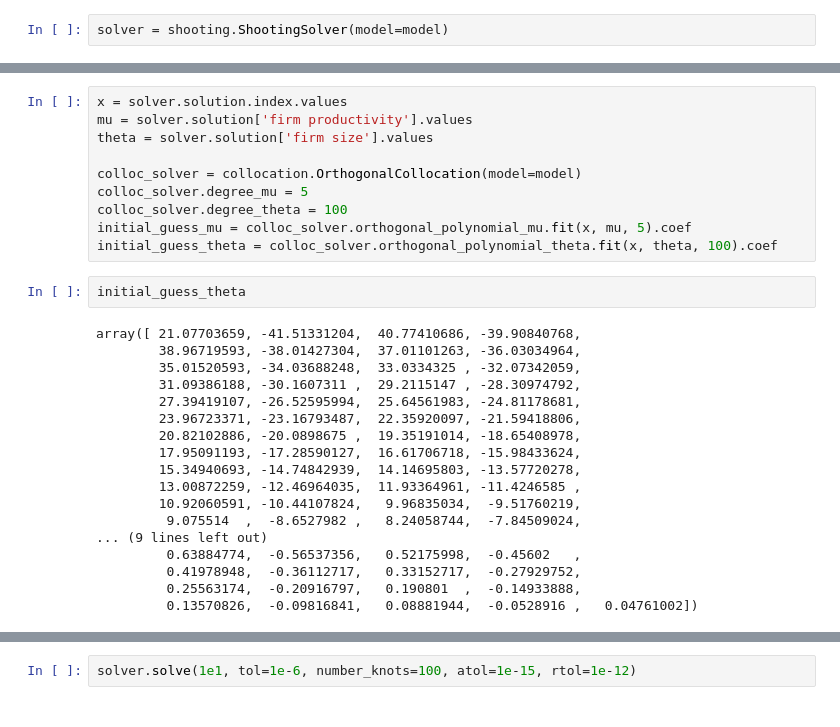
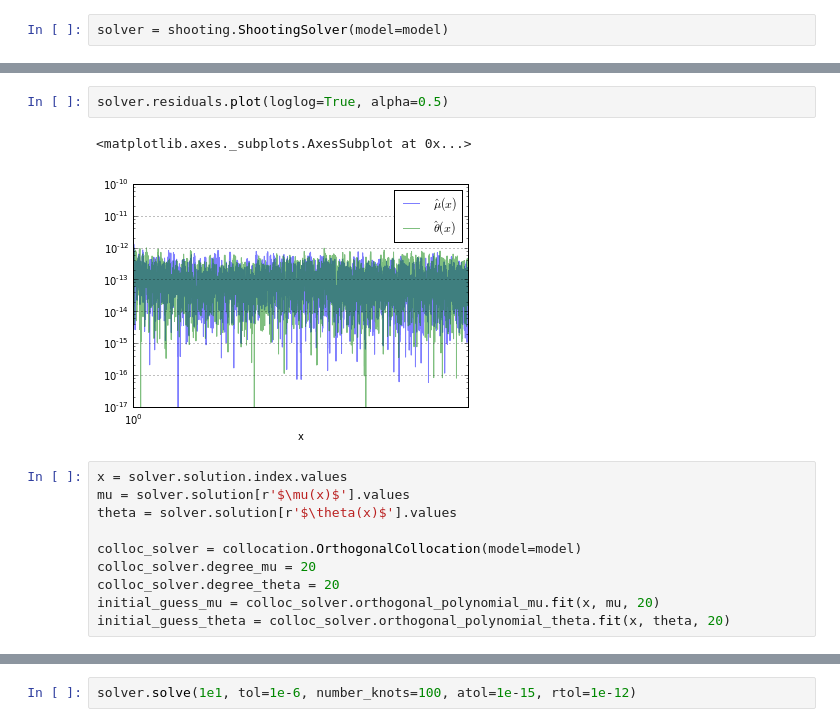
Before and after one commit to davidrpugh/assortative-matching-large-firms, a Jupyter notebook: examples-collocation.ipynb, the cells around one changed output, grey strips where cells are left out. Drawn from its saved outputs; the diff is of its cells as text.

Commit message:
Fixed the collocation solver!

```diff
--- a/examples-collocation.ipynb
+++ b/examples-collocation.ipynb
@@ -120,30 +148,15 @@ solver.solution.head()
+# %%
+solver.residuals.plot(loglog=True, alpha=0.5)
+# %% [output]
+<matplotlib.axes._subplots.AxesSubplot at 0x...>
+[figure, added]
 # %%
 x = solver.solution.index.values
-mu = solver.solution['firm productivity'].values
-theta = solver.solution['firm size'].values
+mu = solver.solution[r'$\mu(x)$'].values
+theta = solver.solution[r'$\theta(x)$'].values
 
 colloc_solver = collocation.OrthogonalCollocation(model=model)
-colloc_solver.degree_mu = 5
-colloc_solver.degree_theta = 100
-initial_guess_mu = colloc_solver.orthogonal_polynomial_mu.fit(x, mu, 5).coef
-initial_guess_theta = colloc_solver.orthogonal_polynomial_theta.fit(x, theta, 100).coef
+colloc_solver.degree_mu = 20
+colloc_solver.degree_theta = 20
+initial_guess_mu = colloc_solver.orthogonal_polynomial_mu.fit(x, mu, 20)
+initial_guess_theta = colloc_solver.orthogonal_polynomial_theta.fit(x, theta, 20)
-# %%
-initial_guess_theta
-# %% [output]
-array([ 21.07703659, -41.51331204,  40.77410686, -39.90840768,
-        38.96719593, -38.01427304,  37.01101263, -36.03034964,
-        35.01520593, -34.03688248,  33.0334325 , -32.07342059,
-        31.09386188, -30.1607311 ,  29.2115147 , -28.30974792,
-        27.39419107, -26.52595994,  25.64561983, -24.81178681,
-        23.96723371, -23.16793487,  22.35920097, -21.59418806,
-        20.82102886, -20.0898675 ,  19.35191014, -18.65408978,
-        17.95091193, -17.28590127,  16.61706718, -15.98433624,
-        15.34940693, -14.74842939,  14.14695803, -13.57720278,
-        13.00872259, -12.46964035,  11.93364961, -11.4246585 ,
-        10.92060591, -10.44107824,   9.96835034,  -9.51760219,
-         9.075514  ,  -8.6527982 ,   8.24058744,  -7.84509024,
-... (9 lines left out)
-         0.63884774,  -0.56537356,   0.52175998,  -0.45602   ,
-         0.41978948,  -0.36112717,   0.33152717,  -0.27929752,
-         0.25563174,  -0.20916797,   0.190801  ,  -0.14933888,
-         0.13570826,  -0.09816841,   0.08881944,  -0.0528916 ,   0.04761002])
```
Also changed, not shown: parts of 19 cells of this notebook, 3 other files.
